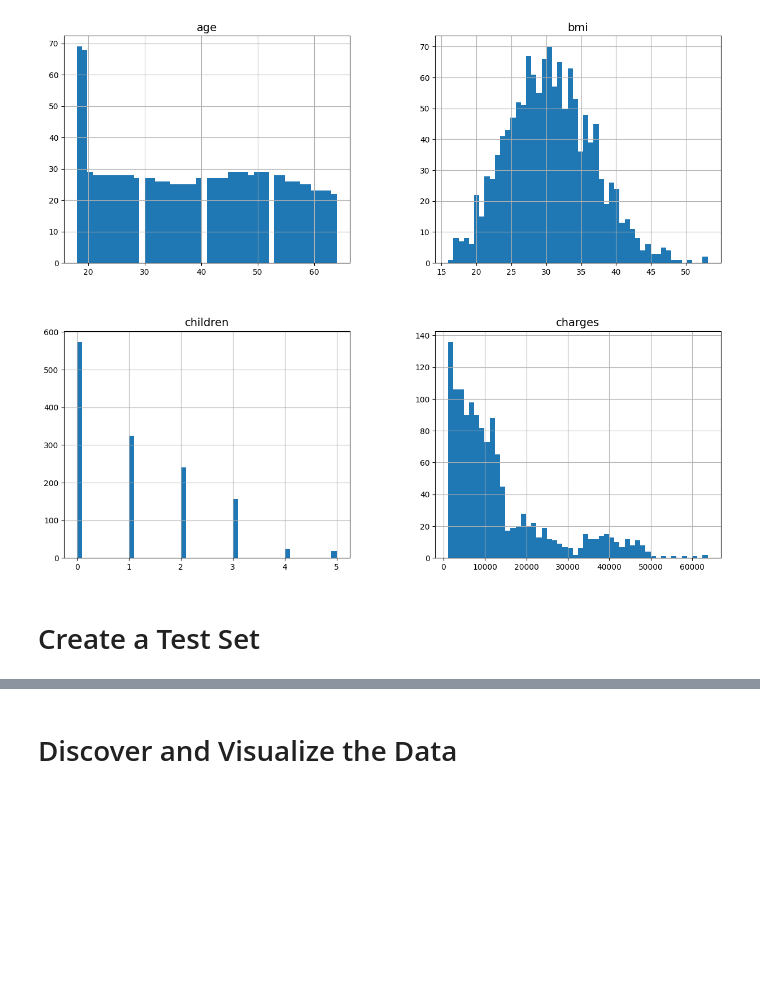
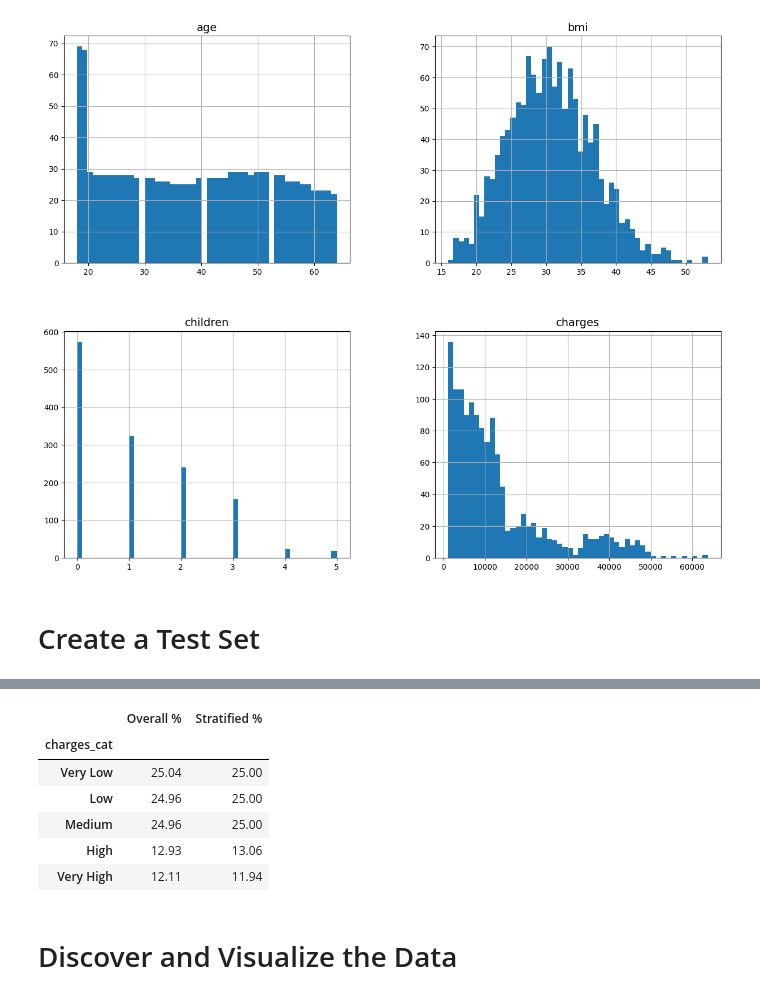
Before and after one commit to Gonzalo-Caro/Practicas-ML-NN, a Jupyter notebook: 1.Models/2.Regression.ipynb, the cells around one changed output, grey strips where cells are left out. Saved outputs shown, nothing was run; the diff lists cells and outputs as text; code cells hidden in the pictures; blank space fills up the shorter version.

```diff
--- a/1.Models/2.Regression.ipynb
+++ b/1.Models/2.Regression.ipynb
@@ -66,0 +83,18 @@ train_set, test_set = train_test_split(df, test_size=0.2, random_state=42)
+# %%
+def income_cat_proportions(data):
+    return data["charges_cat"].value_counts() / len(data)
+
+compare_props = pd.DataFrame({
+    "Overall %": income_cat_proportions(df),
+    "Stratified %": income_cat_proportions(test_set),
+}).sort_index()
+
+(compare_props * 100).round(2)
+# %% [output]
+|  | Overall % | Stratified % |
+| charges_cat |  |  |
+| Very Low | 25.04 | 25.00 |
+| Low | 24.96 | 25.00 |
+| Medium | 24.96 | 25.00 |
+| High | 12.93 | 13.06 |
+| Very High | 12.11 | 11.94 |
```
Also changed, not shown: parts of 26 cells of this notebook, 1 other file.
